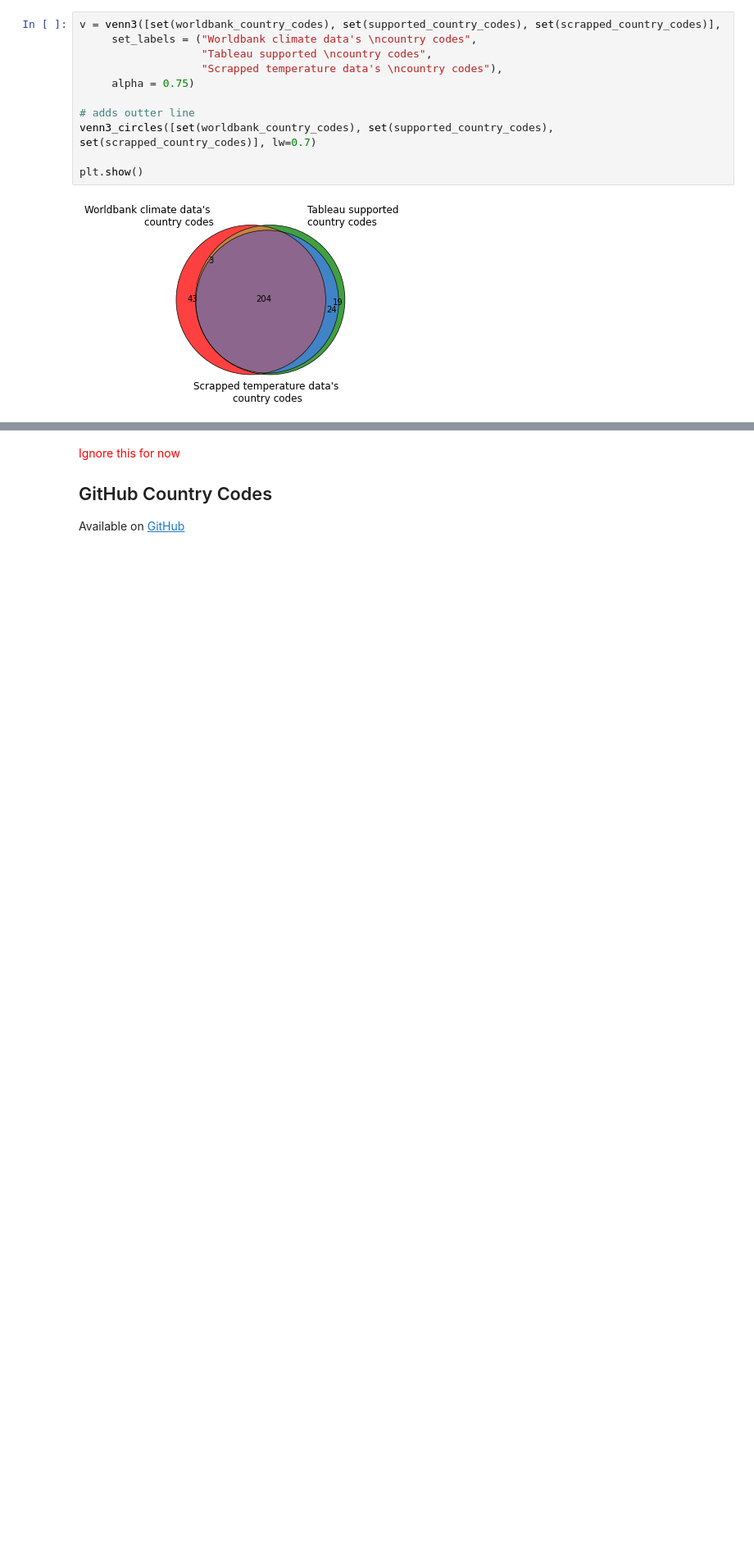
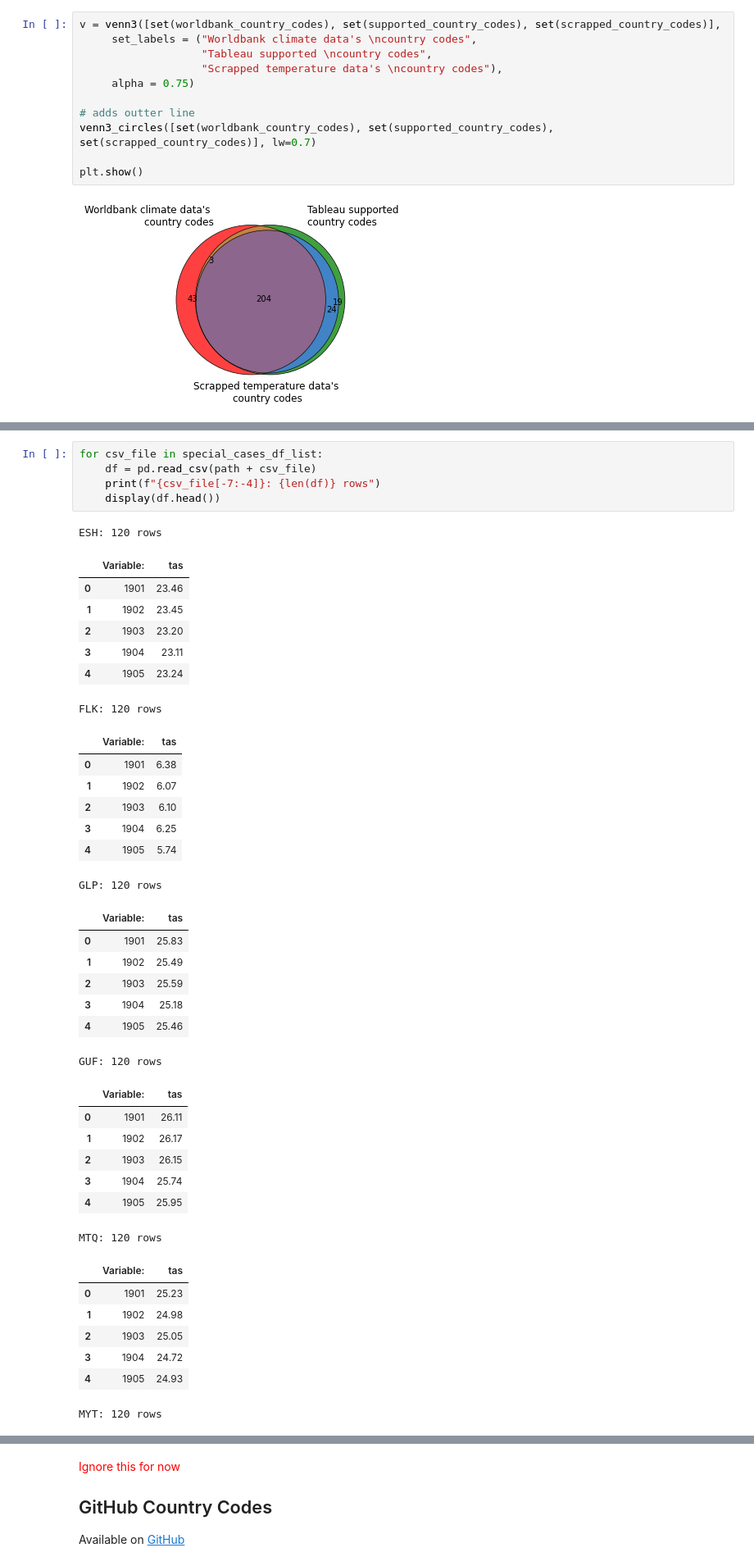
Before and after one commit to BingQuanChua/Untold-Climate-Change-Story, a Jupyter notebook: dataset_country_code.ipynb, the cells around one changed output, grey strips where cells are left out. Shown: that part at 82% size. Cells and saved outputs as stored; diff of their text form; blank space fills up the shorter version.

```diff
--- a/dataset_country_code.ipynb
+++ b/dataset_country_code.ipynb
@@ -169,0 +264,42 @@ print(available_country_codes)
+# %%
+for csv_file in special_cases_df_list:
+    df = pd.read_csv(path + csv_file)
+    print(f"{csv_file[-7:-4]}: {len(df)} rows")
+    display(df.head())
+# %% [output]
+ESH: 120 rows
+|  | Variable: | tas |
+| 0 | 1901 | 23.46 |
+| 1 | 1902 | 23.45 |
+| 2 | 1903 | 23.20 |
+| 3 | 1904 | 23.11 |
+| 4 | 1905 | 23.24 |
+FLK: 120 rows
+|  | Variable: | tas |
+| 0 | 1901 | 6.38 |
+| 1 | 1902 | 6.07 |
+| 2 | 1903 | 6.10 |
+| 3 | 1904 | 6.25 |
+| 4 | 1905 | 5.74 |
+GLP: 120 rows
+|  | Variable: | tas |
+| 0 | 1901 | 25.83 |
+| 1 | 1902 | 25.49 |
+| 2 | 1903 | 25.59 |
+| 3 | 1904 | 25.18 |
+| 4 | 1905 | 25.46 |
+GUF: 120 rows
+|  | Variable: | tas |
+| 0 | 1901 | 26.11 |
+| 1 | 1902 | 26.17 |
+| 2 | 1903 | 26.15 |
+| 3 | 1904 | 25.74 |
+| 4 | 1905 | 25.95 |
+MTQ: 120 rows
+|  | Variable: | tas |
+| 0 | 1901 | 25.23 |
+| 1 | 1902 | 24.98 |
+| 2 | 1903 | 25.05 |
+| 3 | 1904 | 24.72 |
+| 4 | 1905 | 24.93 |
+MYT: 120 rows
```
Also changed, not shown: parts of 25 cells of this notebook, 1 other file.
